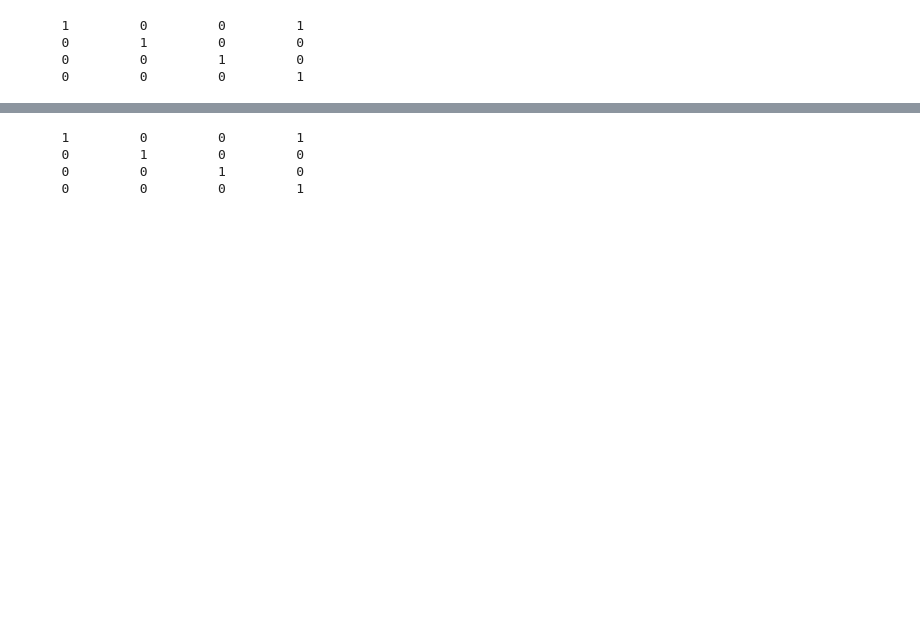
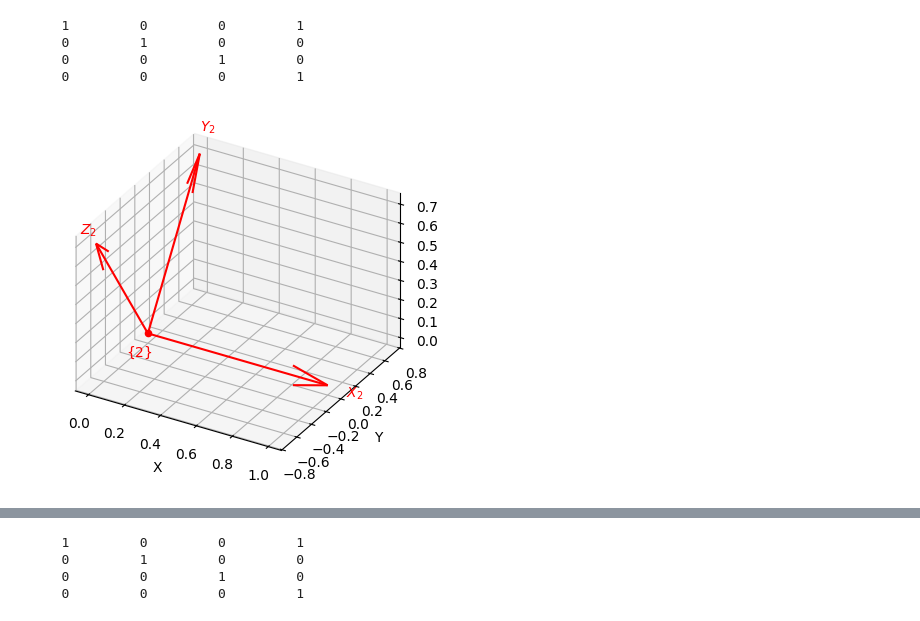
Before and after one commit to mhirak/FundamentosDeRobotica, a Jupyter notebook: Practica 1 - Transformaciones.ipynb, the cells around one changed output, grey strips where cells are left out. Saved outputs shown, nothing was run; the diff lists cells and outputs as text; code cells hidden in the pictures; blank space fills up the shorter version.

```diff
--- a/Practica 1 - Transformaciones.ipynb
+++ b/Practica 1 - Transformaciones.ipynb
@@ -30,8 +35,10 @@ T1
    0         0         1         0
    0         0         0         1
 # %%
-T2 = SE3.Tz(1)
+T2 = SE3.Rx(pi/4)
 T2.plot(frame='2', color='red')
+# %% [output]
+[figure, added]
 # %%
 T3 = T2 * T1
 T3.plot(frame='3', color='green')
```
Also changed, not shown: parts of 29 cells of this notebook.
